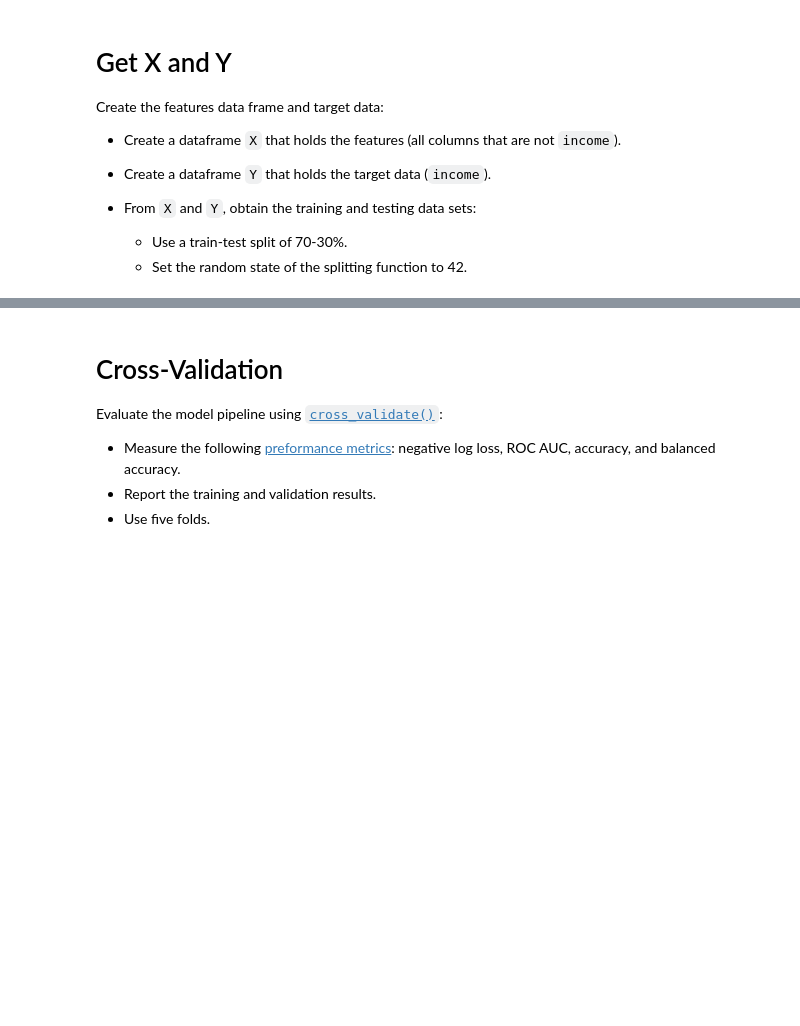
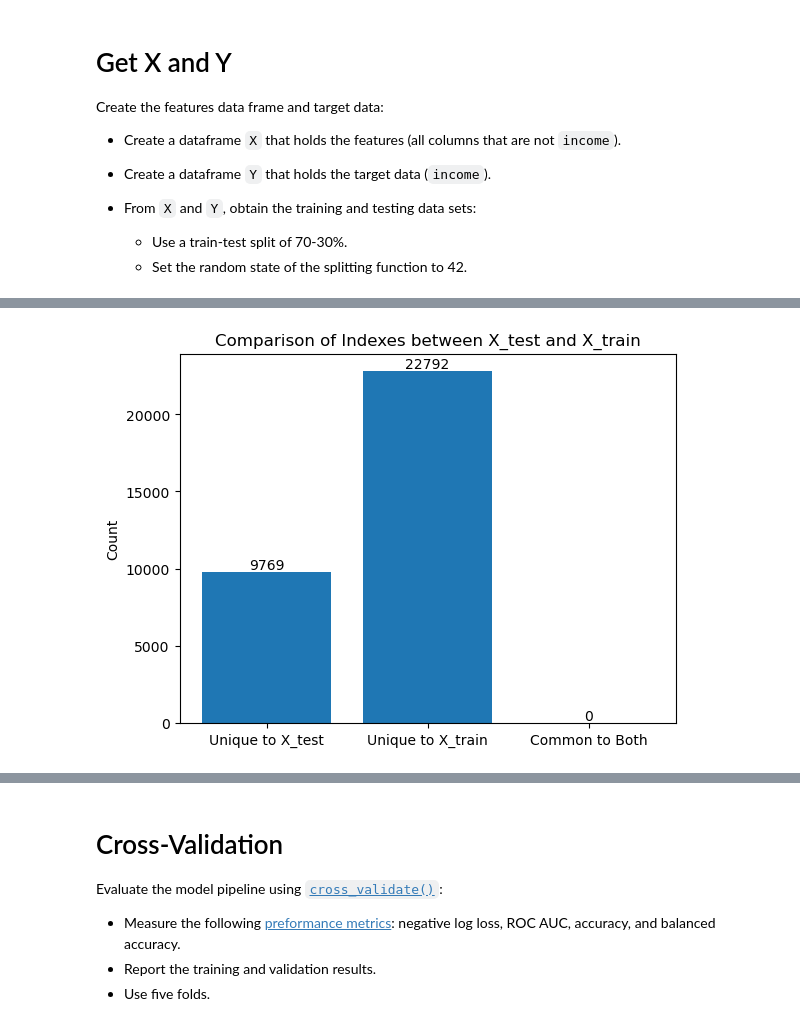
Before and after one commit to UofT-DSI/production, a Jupyter notebook: 02_activities/assignments/assignment_2.ipynb, the cells around one changed output, grey strips where cells are left out. Saved outputs shown, nothing was run; the diff lists cells and outputs as text; code cells hidden in the pictures; blank space fills up the shorter version.

```diff
--- a/02_activities/assignments/assignment_2.ipynb
+++ b/02_activities/assignments/assignment_2.ipynb
@@ -13,7 +18,7 @@ columns = [
     'occupation', 'relationship', 'race', 'sex', 'capital-gain', 'capital-loss', 'hours-per-week',
     'native-country', 'income'
 ]
-adult_dt = (pd.read_csv('../05_src/data/adult/adult.data', header = None, names = columns)
+adult_dt = (pd.read_csv('../../05_src/data/adult/adult.data', header = None, names = columns)
               .assign(income = lambda x: (x.income.str.strip() == '>50K')*1))
 # %% [markdown]
 # Get X and Y
@@ -37,0 +72,7 @@ Please comment:
+# %%
+#Creating dataframes and listing their columns
+X = adult_dt[features_cols]
+y = adult_dt[income_col]
+
+print(f"X: {X.columns}")
+print(f"y: {y.columns}")
@@ -37,0 +85,3 @@ Please comment:
+# %%
+from sklearn.model_selection import train_test_split
+X_train, X_test, y_train, y_test = train_test_split(X, y, test_size=0.3, random_state=42)
@@ -37,0 +107,24 @@ Please comment:
+# %%
+import matplotlib.pyplot as plt
+
+indexes_test = X_test.index.to_list()
+indexes_train = X_train.index.to_list()
+
+unique_to_test = len(set(indexes_test) - set(indexes_train))
+unique_to_train = len(set(indexes_train) - set(indexes_test))
+common_to_both = len(set(indexes_test).intersection(set(indexes_train)))
+
+labels = ['Unique to X_test', 'Unique to X_train', 'Common to Both']
+counts = [unique_to_test, unique_to_train, common_to_both]
+
+plt.bar(labels, counts)
+
+# Adding numbers on top of the bars
+for i, count in enumerate(counts):
+    plt.text(i, count + 0.1, str(count), ha='center', va='bottom')
+
+plt.ylabel('Count')
+plt.title('Comparison of Indexes between X_test and X_train')
+plt.show()
+# %% [output]
+[figure, added]
```
Also changed, not shown: parts of 8 cells of this notebook, 5 other files.
